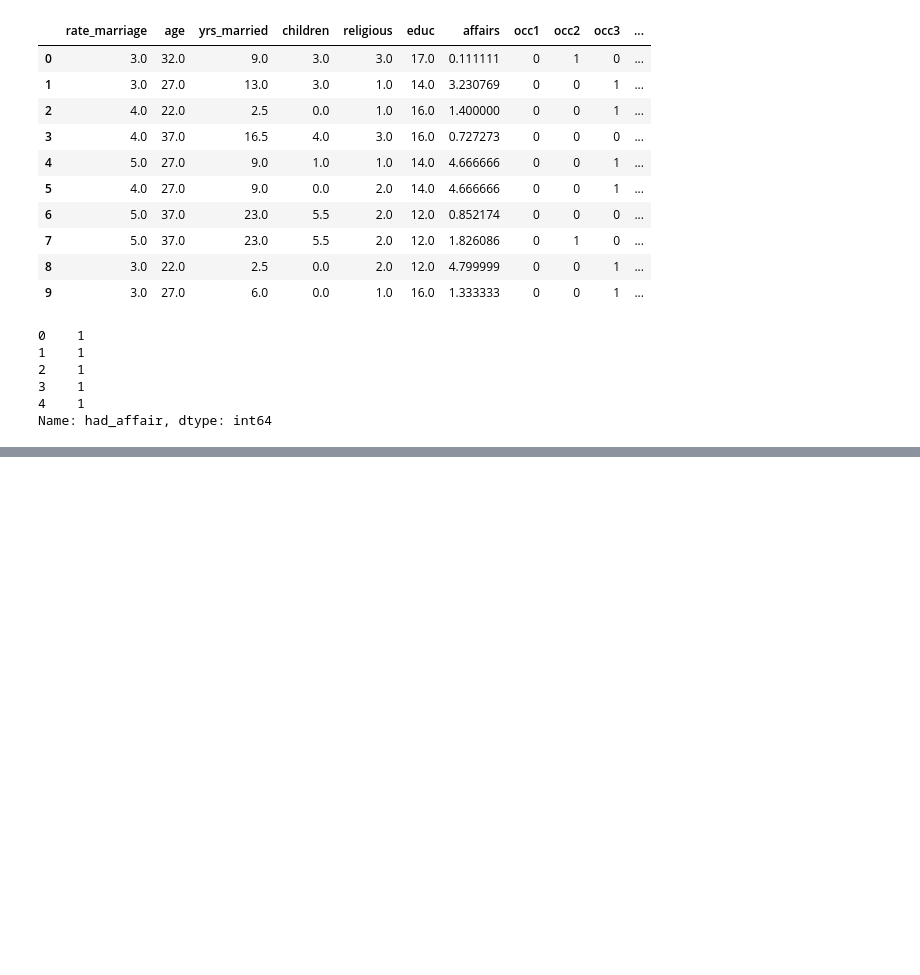
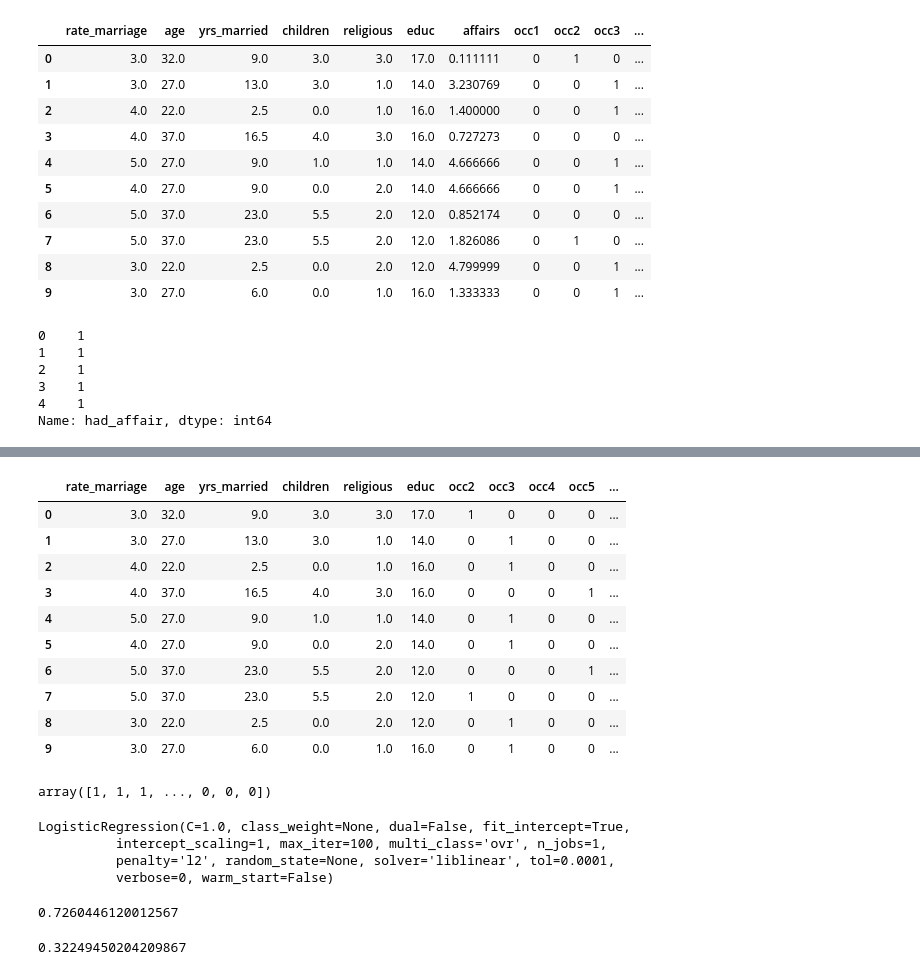
Before and after one commit to LukasRub/Learning-Python-for-Data-Analysis-and-Visualization, a Jupyter notebook: Logistic regression.ipynb, the cells around one changed output, grey strips where cells are left out. Drawn from its saved outputs; the diff is of its cells as text; code cells hidden in the pictures; blank space fills up the shorter version.

```diff
--- a/Logistic regression.ipynb
+++ b/Logistic regression.ipynb
@@ -173,0 +192,19 @@ Name: had_affair, dtype: int64
+# %%
+X.head(10)
+# %% [output]
+|  | rate_marriage | age | yrs_married | children | religious | educ | occ2 | occ3 | occ4 | occ5 | ... |
+| 0 | 3.0 | 32.0 | 9.0 | 3.0 | 3.0 | 17.0 | 1 | 0 | 0 | 0 | ... |
+| 1 | 3.0 | 27.0 | 13.0 | 3.0 | 1.0 | 14.0 | 0 | 1 | 0 | 0 | ... |
+| 2 | 4.0 | 22.0 | 2.5 | 0.0 | 1.0 | 16.0 | 0 | 1 | 0 | 0 | ... |
+| 3 | 4.0 | 37.0 | 16.5 | 4.0 | 3.0 | 16.0 | 0 | 0 | 0 | 1 | ... |
+| 4 | 5.0 | 27.0 | 9.0 | 1.0 | 1.0 | 14.0 | 0 | 1 | 0 | 0 | ... |
+| 5 | 4.0 | 27.0 | 9.0 | 0.0 | 2.0 | 14.0 | 0 | 1 | 0 | 0 | ... |
+| 6 | 5.0 | 37.0 | 23.0 | 5.5 | 2.0 | 12.0 | 0 | 0 | 0 | 1 | ... |
+| 7 | 5.0 | 37.0 | 23.0 | 5.5 | 2.0 | 12.0 | 1 | 0 | 0 | 0 | ... |
+| 8 | 3.0 | 22.0 | 2.5 | 0.0 | 2.0 | 12.0 | 0 | 1 | 0 | 0 | ... |
+| 9 | 3.0 | 27.0 | 6.0 | 0.0 | 1.0 | 16.0 | 0 | 1 | 0 | 0 | ... |
+# %%
+y = np.ravel(y)
+y
+# %% [output]
+array([1, 1, 1, ..., 0, 0, 0])
@@ -173,0 +213,15 @@ Name: had_affair, dtype: int64
+# %%
+logistic.fit(X,y)
+# %% [output]
+LogisticRegression(C=1.0, class_weight=None, dual=False, fit_intercept=True,
+          intercept_scaling=1, max_iter=100, multi_class='ovr', n_jobs=1,
+          penalty='l2', random_state=None, solver='liblinear', tol=0.0001,
+          verbose=0, warm_start=False)
+# %%
+logistic.score(X,y)
+# %% [output]
+0.7260446120012567
+# %%
+y.mean()
+# %% [output]
+0.32249450204209867
```
Also changed, not shown: parts of 12 cells of this notebook, 1 other file.
